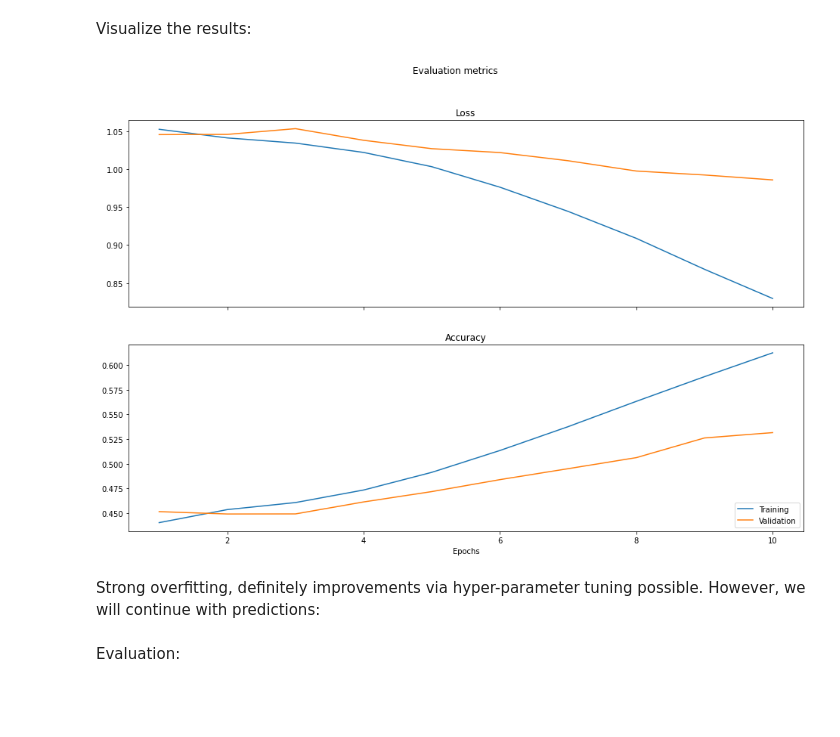
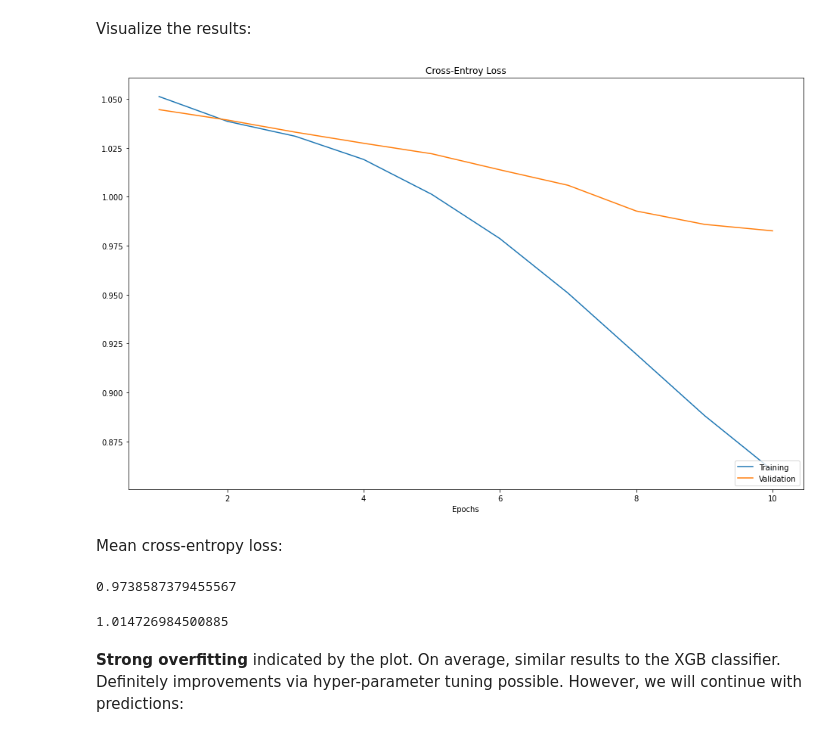
Before and after one commit to romandebruyne/kaggle-competitions, a Jupyter notebook: football-prediction/football_prediction_notebook.ipynb, the cells around one changed output. Drawn from its saved outputs; the diff is of its cells as text; code cells hidden in the pictures; blank space fills up the shorter version.

Commit message:
commit improved random forest model, and data preprocessing

```diff
--- a/football-prediction/football_prediction_notebook.ipynb
+++ b/football-prediction/football_prediction_notebook.ipynb
@@ -273,0 +325,4 @@ test_data[hist_features[90:100]] = test_data[hist_features[90:100]].astype('date
+# %%
+for feat in hist_features[140:150]:
+    train_data[feat].fillna(train_data[feat].median(), inplace=True)
+    test_data[feat].fillna(test_data[feat].median(), inplace=True)
@@ -277,0 +333,4 @@ test_data[hist_features[90:100]] = test_data[hist_features[90:100]].astype('date
+# %%
+for feat in hist_features[150:160]:
+    train_data[feat].fillna(train_data[feat].median(), inplace=True)
+    test_data[feat].fillna(test_data[feat].median(), inplace=True)
@@ -320,2 +387,2 @@ As no appropriate method to deal with the missing values in the historical value
 # %%
-train_data = train_data.dropna()
+sum(train_data.isna().sum())
@@ -690,17 +751,14 @@ def design_neural_network(inputs_df, labels_df):
     # Output Layer:
     network.add(Dense(labels_df.shape[1], activation='softmax'))
 
-    # Loss function: crossentropy loss as there are more than two target classes
+    # Loss function: cross-entropy loss as there are more than two target classes
     loss_func = tensorflow.keras.losses.CategoricalCrossentropy()
 
     # Optimizer: Adam algorithm (stochastic gradient descent method)
-    optimizer = Adam(learning_rate = 0.001)
-
-    # Metrics:
-    accuracy = tensorflow.keras.metrics.CategoricalAccuracy(name='Accuracy')
+    optimizer = Adam(learning_rate=0.001)
 
     # Compiling
-    network.compile(loss=loss_func,  optimizer=optimizer, metrics=[accuracy])
+    network.compile(loss=loss_func, optimizer=optimizer)
 
     return network
 # %% [markdown]
@@ -723,34 +781,34 @@ deep_classifier_history = deep_classifier.fit(features_train, targets_train_deep
 # %% [markdown]
 Visualize the results:
 # %%
-fig, axes = plt.subplots(2, 1, figsize=(16, 10), sharex=True)
-axes[0].plot(np.arange(1, len(deep_classifier_history.epoch) + 1), deep_classifier_history.history['loss'],
+fig, ax = plt.subplots(figsize=(16, 10))
+ax.plot(np.arange(1, len(deep_classifier_history.epoch) + 1), deep_classifier_history.history['Cross-Entropy'],
              label='Training Loss')
-axes[0].plot(np.arange(1, len(deep_classifier_history.epoch) + 1), deep_classifier_history.history['val_loss'],
+ax.plot(np.arange(1, len(deep_classifier_history.epoch) + 1), deep_classifier_history.history['val_Cross-Entropy'],
              label='Validation Loss')
-axes[0].set_title('Loss')
-
-axes[1].plot(np.arange(1, len(deep_classifier_history.epoch) + 1), deep_classifier_history.history['Accuracy'],
-             label='Training Accuracy')
-axes[1].plot(np.arange(1, len(deep_classifier_history.epoch) + 1), deep_classifier_history.history['val_Accuracy'],
-             label='Validation Accuracy')
-axes[1].set_title('Accuracy')
-
-axes[1].legend(['Training', 'Validation'], loc='lower right')
-plt.suptitle('Evaluation metrics')
+ax.set_title('Cross-Entroy Loss')
+ax.legend(['Training', 'Validation'], loc='lower right')
 plt.xlabel('Epochs')
 
 plt.show()
 # %% [output]
-[figure, old version]
+[figure, new version]
+# %% [markdown]
+Mean cross-entropy loss:
+# %%
+np.mean(deep_classifier_history.history['Cross-Entropy'])
+# %% [output]
+0.9738587379455567
+# %%
+np.mean(deep_classifier_history.history['val_Cross-Entropy'])
+# %% [output]
+1.014726984500885
 # %% [markdown]
-Strong overfitting, definitely improvements via hyper-parameter tuning possible. However, we will continue with predictions:
+**Strong overfitting** indicated by the plot. On average, similar results to the XGB classifier. Definitely improvements via hyper-parameter tuning possible. However, we will continue with predictions:
 # %%
 deep_classifier_predictions_probabilities = deep_classifier.predict(features_valid)
 # %%
 deep_classifier_predictions = np.argmax(deep_classifier_predictions_probabilities, axis=1)
-# %% [markdown]
-Evaluation:
 # %%
 deep_classifier_confusion_matrix = confusion_matrix(targets_valid, deep_classifier_predictions)
 # %%
```
Also changed, not shown: parts of 111 cells of this notebook, 3 other files.
